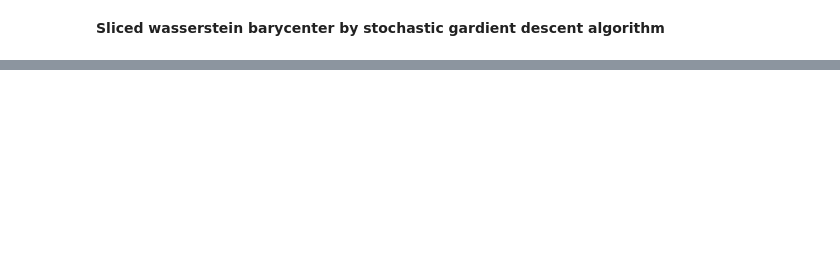
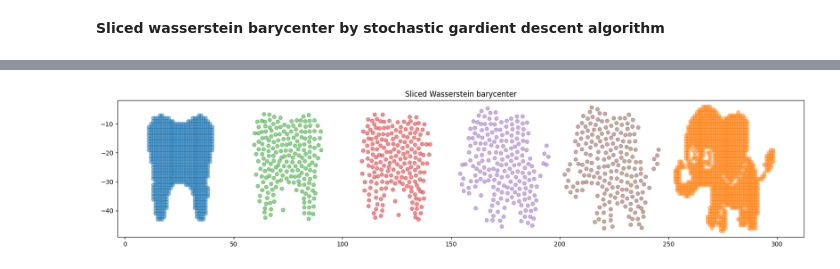
Before and after one commit to mchabrol/Convolutional-Wasserstein-Distances, a Jupyter notebook: wasserstein_barycenters.ipynb, the cells around one changed output, grey strips where cells are left out. Saved outputs shown, nothing was run; the diff lists cells and outputs as text; code cells hidden in the pictures; blank space fills up the shorter version.

```diff
--- a/wasserstein_barycenters.ipynb
+++ b/wasserstein_barycenters.ipynb
@@ -131,0 +139,18 @@ ax = pl.axis()
+# %%
+ALPHA = [0.2, 0.4, 0.6, 0.8]
+xb = []
+for a in ALPHA:
+    xb.append(compute_sliced_wass_barycenter(x1, x3, alpha = a))
+
+pl.figure(6, (20, 4))
+pl.scatter(x1[:, 0], x1[:, 1], alpha=0.5, label='$\mu$')
+pl.scatter(x2[:, 0]+150, x2[:, 1], alpha=0.5, label=r'$\nu$')
+
+for i in range(len(xb)):
+    pl.scatter(xb[i][:, 0]+50*(1+i), xb[i][:, 1], alpha=0.5, label='Slices Wasserstein Barycenter')
+pl.title('Sliced Wasserstein barycenter')
+#pl.legend(loc='upper left')
+
+ax = pl.axis()
+# %% [output]
+[figure, added]
```
Also changed, not shown: parts of 4 cells of this notebook.
